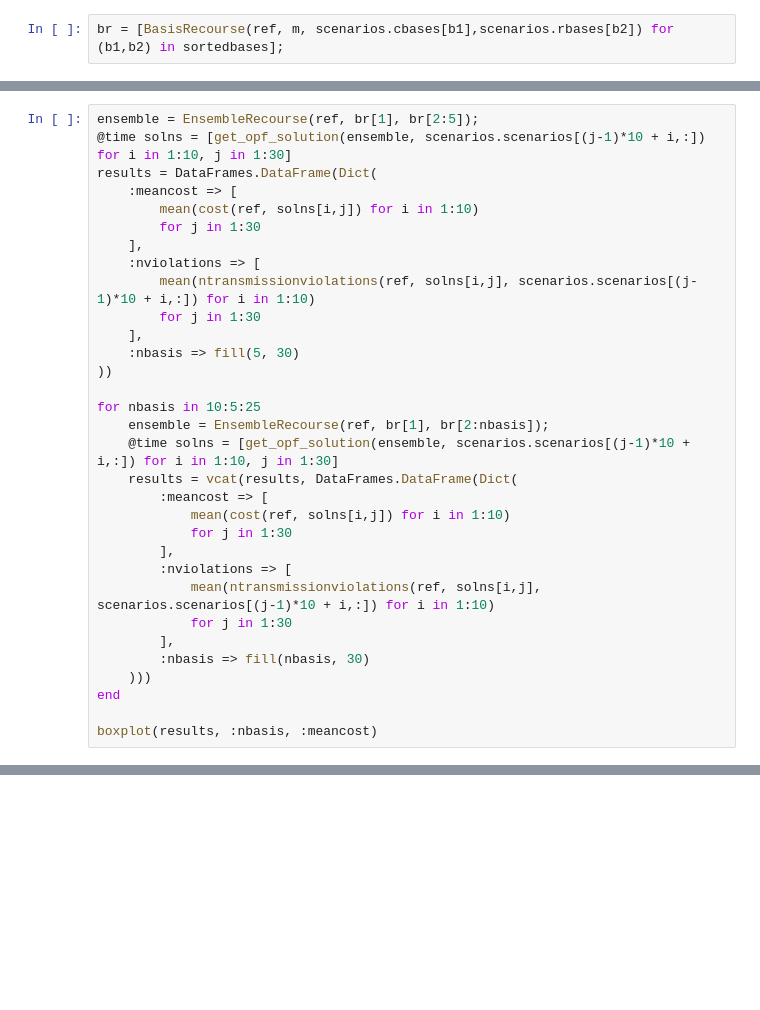
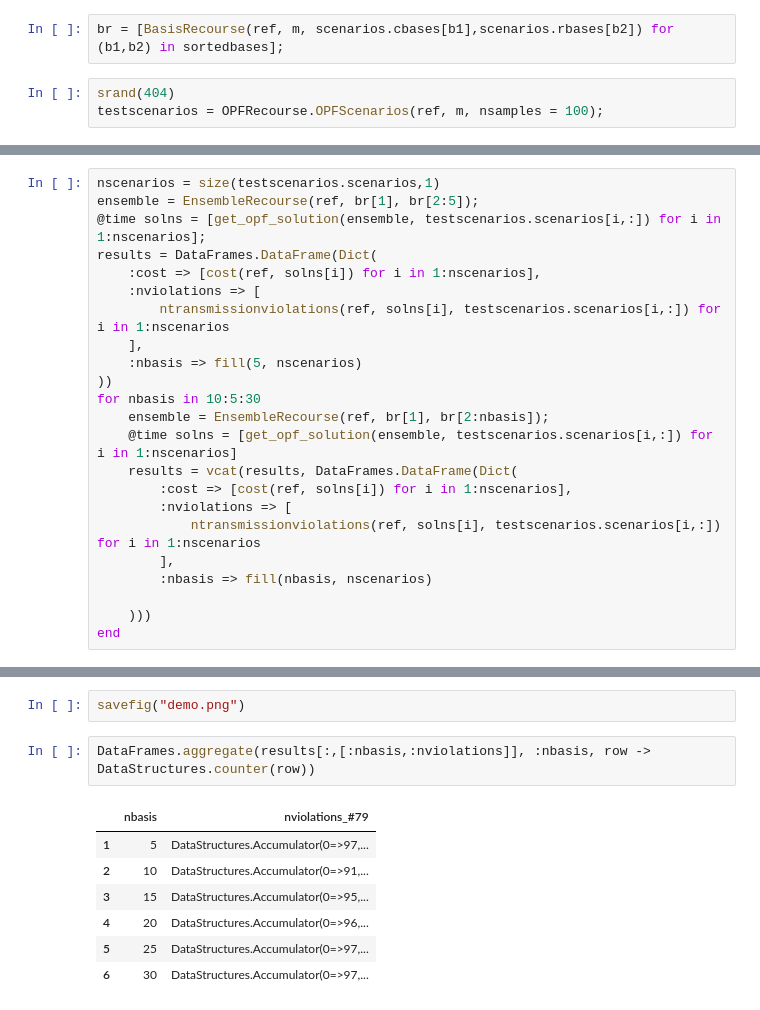
Before and after one commit to lanl-ansi/OPFRecourse.jl, a Jupyter notebook: notebooks/pscc2018.ipynb, the cells around one changed output, grey strips where cells are left out. Saved outputs shown, nothing was run; the diff lists cells and outputs as text; blank space fills up the shorter version.

```diff
--- a/notebooks/pscc2018.ipynb
+++ b/notebooks/pscc2018.ipynb
@@ -360,3 +365,6 @@ length(scenarios.whichscenario[(81,67)])
 1
 # %%
 br = [BasisRecourse(ref, m, scenarios.cbases[b1],scenarios.rbases[b2]) for (b1,b2) in sortedbases];
+# %%
+srand(404)
+testscenarios = OPFRecourse.OPFScenarios(ref, m, nsamples = 100);
@@ -363,33 +373,24 @@ br = [BasisRecourse(ref, m, scenarios.cbases[b1],scenarios.rbases[b2]) for (b1,b
 # %%
+nscenarios = size(testscenarios.scenarios,1)
 ensemble = EnsembleRecourse(ref, br[1], br[2:5]);
-@time solns = [get_opf_solution(ensemble, scenarios.scenarios[(j-1)*10 + i,:]) for i in 1:10, j in 1:30]
+@time solns = [get_opf_solution(ensemble, testscenarios.scenarios[i,:]) for i in 1:nscenarios];
 results = DataFrames.DataFrame(Dict(
-    :meancost => [
-        mean(cost(ref, solns[i,j]) for i in 1:10)
-        for j in 1:30
+    :cost => [cost(ref, solns[i]) for i in 1:nscenarios],
+    :nviolations => [
+        ntransmissionviolations(ref, solns[i], testscenarios.scenarios[i,:]) for i in 1:nscenarios
     ],
-    :nviolations => [
-        mean(ntransmissionviolations(ref, solns[i,j], scenarios.scenarios[(j-1)*10 + i,:]) for i in 1:10)
-        for j in 1:30
-    ],
-    :nbasis => fill(5, 30)
+    :nbasis => fill(5, nscenarios)
 ))
+for nbasis in 10:5:30
+    ensemble = EnsembleRecourse(ref, br[1], br[2:nbasis]);
+    @time solns = [get_opf_solution(ensemble, testscenarios.scenarios[i,:]) for i in 1:nscenarios]
+    results = vcat(results, DataFrames.DataFrame(Dict(
+        :cost => [cost(ref, solns[i]) for i in 1:nscenarios],
+        :nviolations => [
+            ntransmissionviolations(ref, solns[i], testscenarios.scenarios[i,:]) for i in 1:nscenarios
+        ],
+        :nbasis => fill(nbasis, nscenarios)
 
-for nbasis in 10:5:25
-    ensemble = EnsembleRecourse(ref, br[1], br[2:nbasis]);
-    @time solns = [get_opf_solution(ensemble, scenarios.scenarios[(j-1)*10 + i,:]) for i in 1:10, j in 1:30]
-    results = vcat(results, DataFrames.DataFrame(Dict(
-        :meancost => [
-            mean(cost(ref, solns[i,j]) for i in 1:10)
-            for j in 1:30
-        ],
-        :nviolations => [
-            mean(ntransmissionviolations(ref, solns[i,j], scenarios.scenarios[(j-1)*10 + i,:]) for i in 1:10)
-            for j in 1:30
-        ],
-        :nbasis => fill(nbasis, 30)
     )))
 end
-
-boxplot(results, :nbasis, :meancost)
 # %% [output]
@@ -404,2 +405,14 @@ boxplot(results, :nbasis, :nviolations)
 # %% [output]
 [interactive output not drawn]
+# %%
+savefig("demo.png")
+# %%
+DataFrames.aggregate(results[:,[:nbasis,:nviolations]], :nbasis, row -> DataStructures.counter(row))
+# %% [output]
+|  | nbasis | nviolations_#79 |
+| 1 | 5 | DataStructures.Accumulator(0=>97,... |
+| 2 | 10 | DataStructures.Accumulator(0=>91,... |
+| 3 | 15 | DataStructures.Accumulator(0=>95,... |
+| 4 | 20 | DataStructures.Accumulator(0=>96,... |
+| 5 | 25 | DataStructures.Accumulator(0=>97,... |
+| 6 | 30 | DataStructures.Accumulator(0=>97,... |
```
Also changed, not shown: parts of 12 cells of this notebook, 1 other file.
